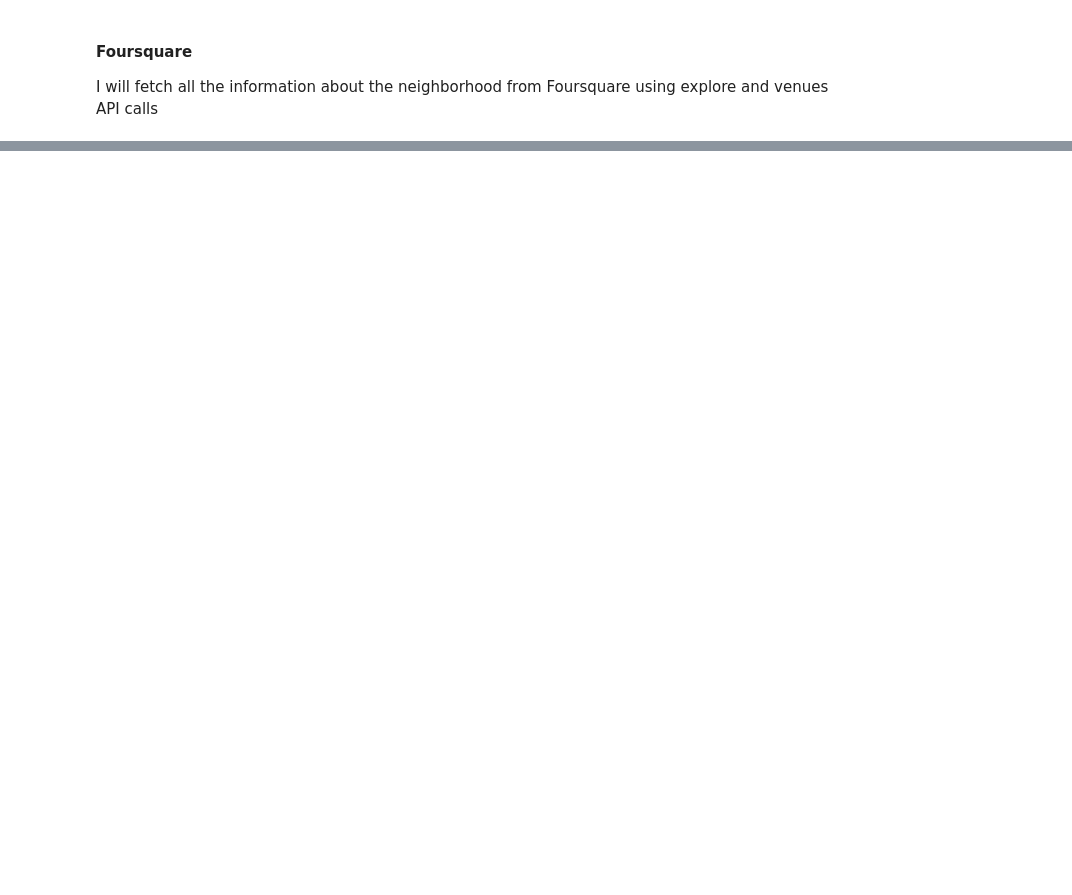
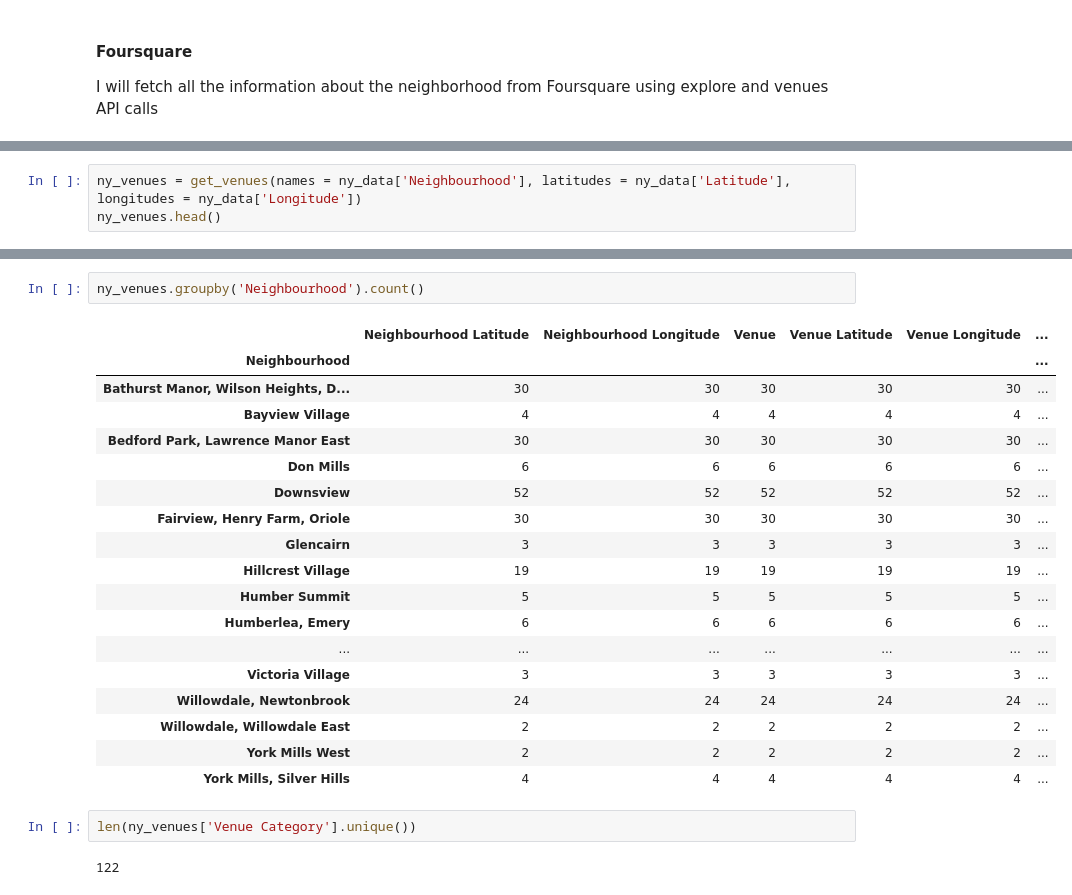
Before and after one commit to wtsd/coursera-capstone, a Jupyter notebook: Segmenting and Clustering Neighborhoods in Toronto.ipynb, the cells around one changed output, grey strips where cells are left out. Cells and saved outputs as stored; diff of their text form; blank space fills up the shorter version.

```diff
--- a/Segmenting and Clustering Neighborhoods in Toronto.ipynb
+++ b/Segmenting and Clustering Neighborhoods in Toronto.ipynb
@@ -294,0 +383,3 @@ I will fetch all the information about the neighborhood from Foursquare using ex
+# %%
+ny_venues = get_venues(names = ny_data['Neighbourhood'], latitudes = ny_data['Latitude'], longitudes = ny_data['Longitude'])
+ny_venues.head()
@@ -294,0 +393,25 @@ I will fetch all the information about the neighborhood from Foursquare using ex
+# %%
+ny_venues.groupby('Neighbourhood').count()
+# %% [output]
+|  | Neighbourhood Latitude | Neighbourhood Longitude | Venue | Venue Latitude | Venue Longitude | ... |
+| Neighbourhood |  |  |  |  |  | ... |
+| Bathurst Manor, Wilson Heights, D... | 30 | 30 | 30 | 30 | 30 | ... |
+| Bayview Village | 4 | 4 | 4 | 4 | 4 | ... |
+| Bedford Park, Lawrence Manor East | 30 | 30 | 30 | 30 | 30 | ... |
+| Don Mills | 6 | 6 | 6 | 6 | 6 | ... |
+| Downsview | 52 | 52 | 52 | 52 | 52 | ... |
+| Fairview, Henry Farm, Oriole | 30 | 30 | 30 | 30 | 30 | ... |
+| Glencairn | 3 | 3 | 3 | 3 | 3 | ... |
+| Hillcrest Village | 19 | 19 | 19 | 19 | 19 | ... |
+| Humber Summit | 5 | 5 | 5 | 5 | 5 | ... |
+| Humberlea, Emery | 6 | 6 | 6 | 6 | 6 | ... |
+| ... | ... | ... | ... | ... | ... | ... |
+| Victoria Village | 3 | 3 | 3 | 3 | 3 | ... |
+| Willowdale, Newtonbrook | 24 | 24 | 24 | 24 | 24 | ... |
+| Willowdale, Willowdale East | 2 | 2 | 2 | 2 | 2 | ... |
+| York Mills West | 2 | 2 | 2 | 2 | 2 | ... |
+| York Mills, Silver Hills | 4 | 4 | 4 | 4 | 4 | ... |
+# %%
+len(ny_venues['Venue Category'].unique())
+# %% [output]
+122
```
Also changed, not shown: parts of 8 cells of this notebook.
